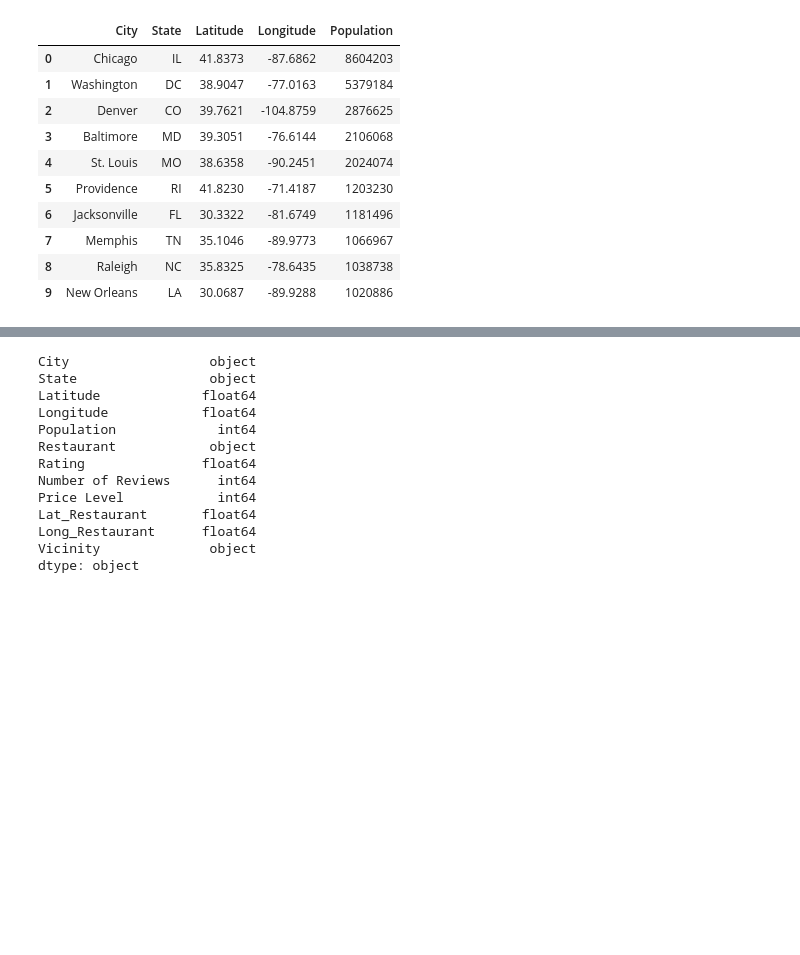
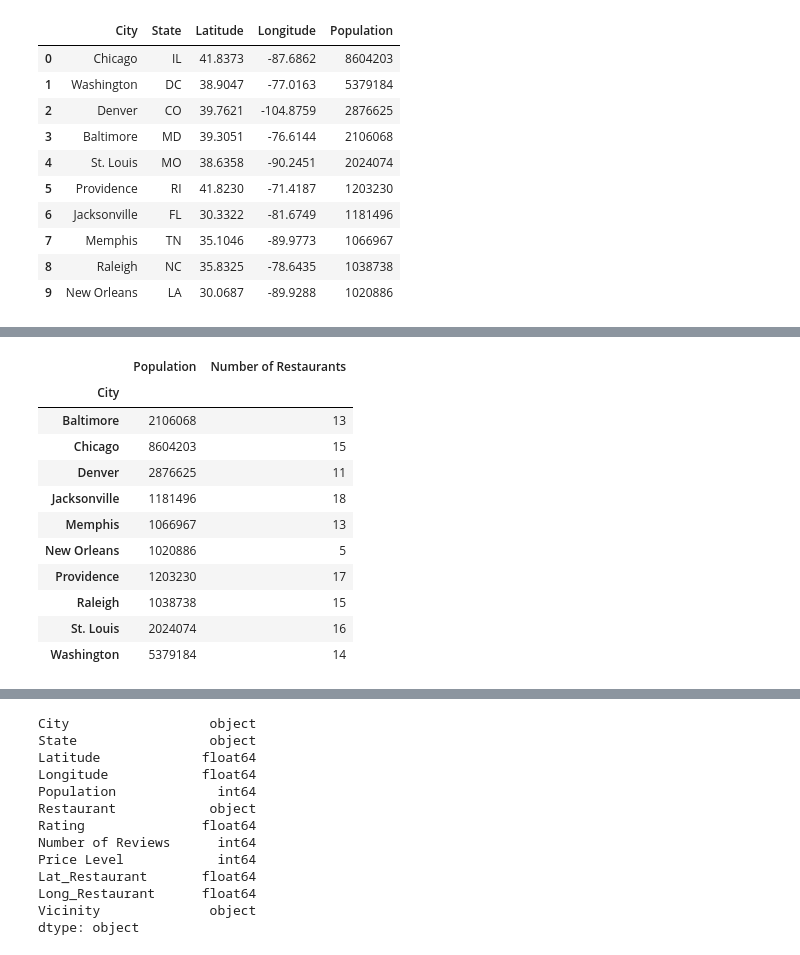
Before and after one commit to mward95/Restaurant_API, a Jupyter notebook: Matthew Ward/Restaurant_sort_df.ipynb, the cells around one changed output, grey strips where cells are left out. Saved outputs shown, nothing was run; the diff lists cells and outputs as text; code cells hidden in the pictures; blank space fills up the shorter version.

```diff
--- a/Matthew Ward/Restaurant_sort_df.ipynb
+++ b/Matthew Ward/Restaurant_sort_df.ipynb
@@ -897,0 +936,16 @@ fig
+# %%
+city_restaurant_df=pd.DataFrame({"Population":city_population,"Number of Restaurants":number_restaurants})
+city_restaurant_df
+# %% [output]
+|  | Population | Number of Restaurants |
+| City |  |  |
+| Baltimore | 2106068 | 13 |
+| Chicago | 8604203 | 15 |
+| Denver | 2876625 | 11 |
+| Jacksonville | 1181496 | 18 |
+| Memphis | 1066967 | 13 |
+| New Orleans | 1020886 | 5 |
+| Providence | 1203230 | 17 |
+| Raleigh | 1038738 | 15 |
+| St. Louis | 2024074 | 16 |
+| Washington | 5379184 | 14 |
```
Also changed, not shown: parts of 24 cells of this notebook, 1 other file.
